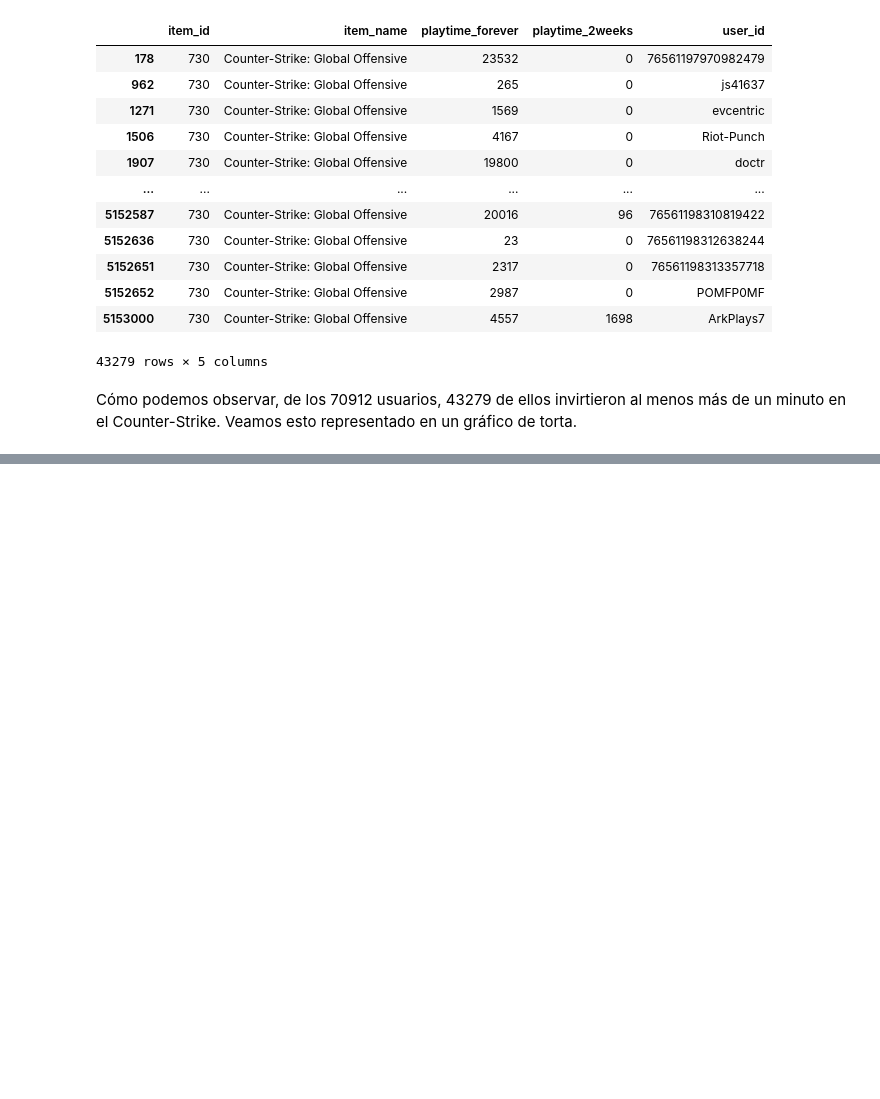
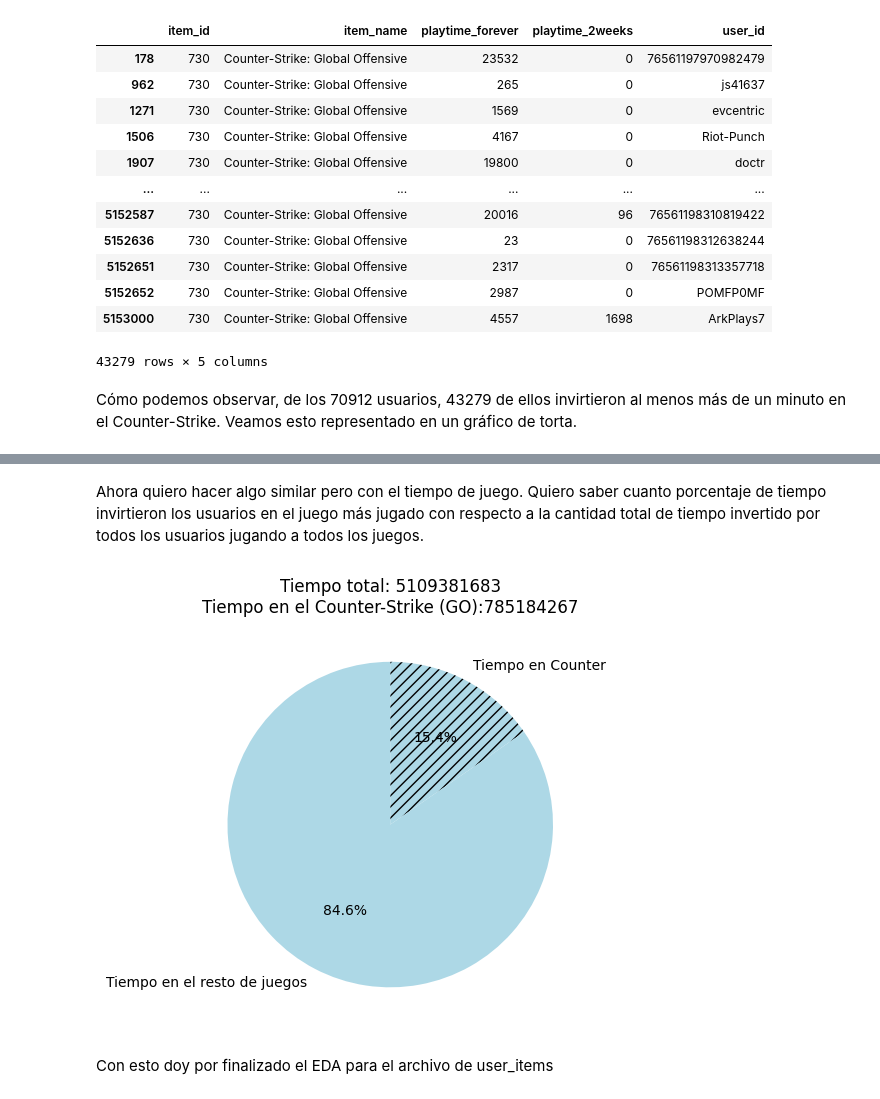
Before and after one commit to Tagliaferro22/steam-games, a Jupyter notebook: EDA/EDA_user_items.ipynb, the cells around one changed output, grey strips where cells are left out. Drawn from its saved outputs; the diff is of its cells as text; code cells hidden in the pictures; blank space fills up the shorter version.

Commit message:
Terminando EDA user_items

```diff
--- a/EDA/EDA_user_items.ipynb
+++ b/EDA/EDA_user_items.ipynb
@@ -359,0 +360,46 @@ crear_grafico_torta(total, parcial)
+# %% [markdown]
+Ahora quiero hacer algo similar pero con el tiempo de juego.
+Quiero saber cuanto porcentaje de tiempo invirtieron los usuarios en el juego más jugado con respecto a la cantidad total de tiempo invertido por todos los usuarios jugando a todos los juegos.
+# %%
+timepo_total = juegos_mas_jugados.sum()
+tiempo_en_counter = 785184267
+
+# Función para crear el gráfico de torta
+def crear_grafico_torta(total, parcial):
+
+    # Calculamos la diferencia entre la cantidad total y la cantidad parcial
+    diferencia = total - parcial
+
+    # Creamos los datos para el gráfico
+    tamaños = [parcial, diferencia]
+    labels = ['Tiempo en Counter', 'Tiempo en el resto de juegos']
+
+    # Creamos el gráfico
+    fig, ax = plt.subplots()
+
+    # Dibujamos el gráfico de torta
+    wedges, texts, autotexts = ax.pie(tamaños, labels=labels, autopct='%1.1f%%',
+                                      startangle=90, counterclock=False)
+
+    # Aplicar el patrón rayado solo a la porción 'Parcial'
+    wedges[0].set_hatch('///')
+
+    # Colorear las porciones
+    wedges[0].set_facecolor('lightblue')  # Color para la porción 'Parcial'
+    wedges[1].set_facecolor('lightblue')  # Color para la porción 'Resto'
+
+    # Añadir un título
+    ax.set_title(f"Tiempo total: {total}\nTiempo en el Counter-Strike (GO):{parcial}")
+
+    # Ajustar el diseño
+    plt.tight_layout()
+
+    # Mostrar el gráfico
+    plt.show()
+
+# Aplicamos la función
+crear_grafico_torta(timepo_total, tiempo_en_counter)
+# %% [output]
+[figure, added]
+# %% [markdown]
+Con esto doy por finalizado el EDA para el archivo de user_items
```
Also changed, not shown: parts of 1 cell of this notebook.
